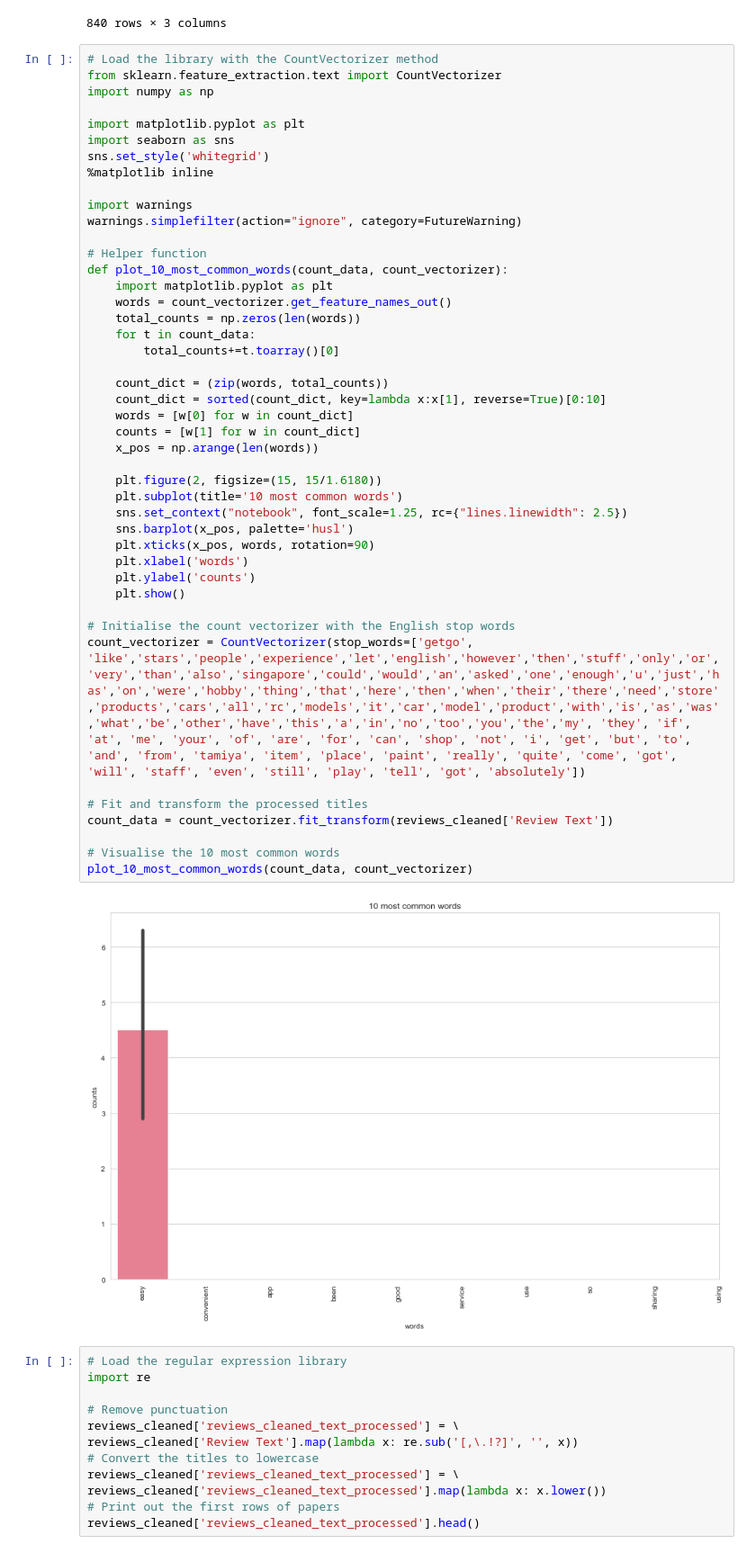
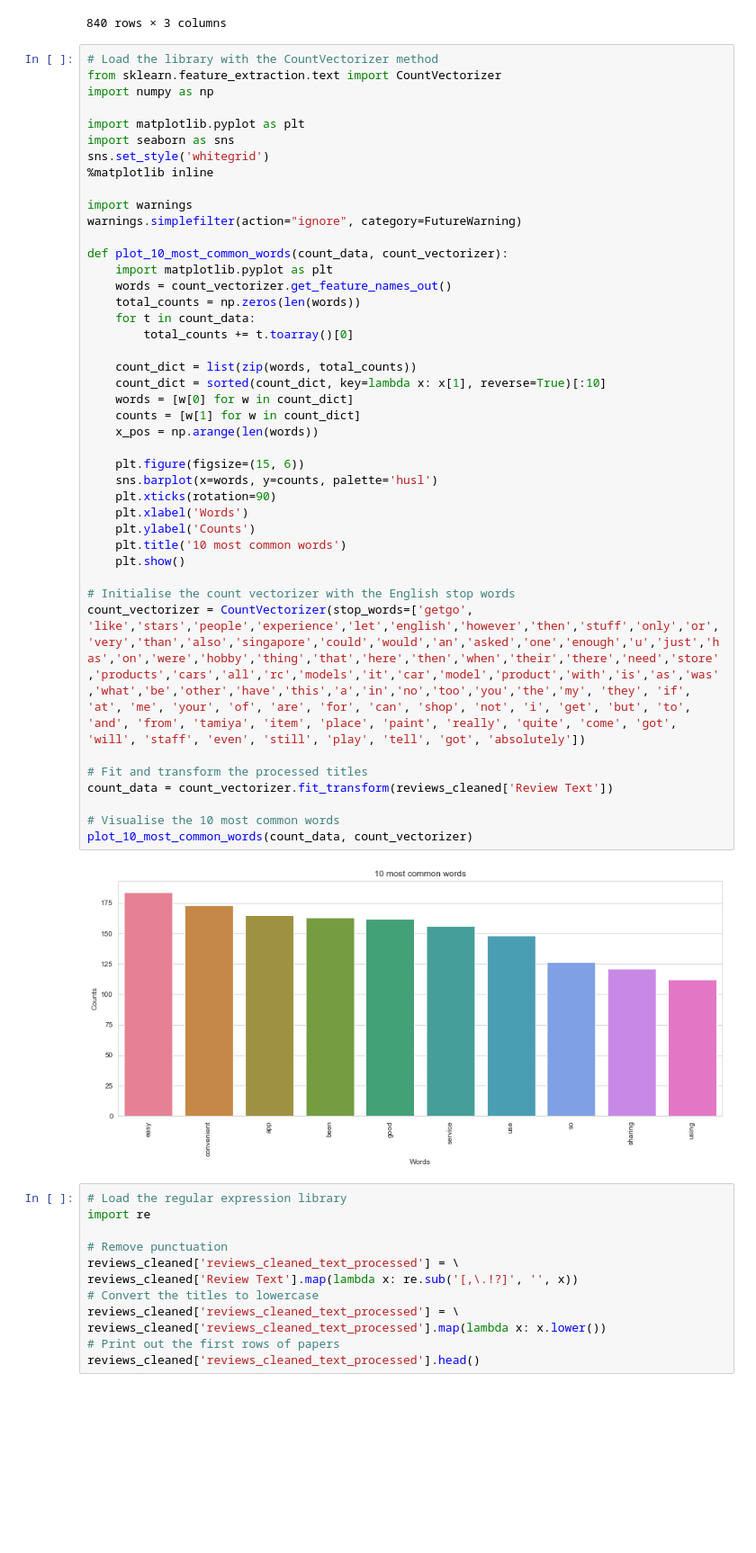
Before and after one commit to thejustinn/CarPricePrediction, a Jupyter notebook: Sentiment & Topic Modelling/Topic Modelling/Google Reviews Topic Modelling.ipynb, the cells around one changed output. Shown at 90% size. Saved outputs shown, nothing was run; the diff lists cells and outputs as text; blank space fills up the shorter version.

```diff
--- a/Sentiment & Topic Modelling/Topic Modelling/Google Reviews Topic Modelling.ipynb
+++ b/Sentiment & Topic Modelling/Topic Modelling/Google Reviews Topic Modelling.ipynb
@@ -89,45 +89,43 @@ import numpy as np
 
 import matplotlib.pyplot as plt
 import seaborn as sns
 sns.set_style('whitegrid')
 %matplotlib inline
 
 import warnings
 warnings.simplefilter(action="ignore", category=FutureWarning)
 
-# Helper function
 def plot_10_most_common_words(count_data, count_vectorizer):
     import matplotlib.pyplot as plt
     words = count_vectorizer.get_feature_names_out()
     total_counts = np.zeros(len(words))
     for t in count_data:
-        total_counts+=t.toarray()[0]
+        total_counts += t.toarray()[0]
 
-    count_dict = (zip(words, total_counts))
-    count_dict = sorted(count_dict, key=lambda x:x[1], reverse=True)[0:10]
+    count_dict = list(zip(words, total_counts))
+    count_dict = sorted(count_dict, key=lambda x: x[1], reverse=True)[:10]
     words = [w[0] for w in count_dict]
     counts = [w[1] for w in count_dict]
     x_pos = np.arange(len(words))
 
-    plt.figure(2, figsize=(15, 15/1.6180))
-    plt.subplot(title='10 most common words')
-    sns.set_context("notebook", font_scale=1.25, rc={"lines.linewidth": 2.5})
-    sns.barplot(x_pos, palette='husl')
-    plt.xticks(x_pos, words, rotation=90)
-    plt.xlabel('words')
-    plt.ylabel('counts')
+    plt.figure(figsize=(15, 6))
+    sns.barplot(x=words, y=counts, palette='husl')
+    plt.xticks(rotation=90)
+    plt.xlabel('Words')
+    plt.ylabel('Counts')
+    plt.title('10 most common words')
     plt.show()
 
 # Initialise the count vectorizer with the English stop words
 count_vectorizer = CountVectorizer(stop_words=['getgo', 'like','stars','people','experience','let','english','however','then','stuff','only','or','very','than','also','singapore','could','would','an','asked','one','enough','u','just','has','on','were','hobby','thing','that','here','then','when','their','there','need','store','products','cars','all','rc','models','it','car','model','product','with','is','as','was','what','be','other','have','this','a','in','no','too','you','the','my', 'they', 'if', 'at', 'me', 'your', 'of', 'are', 'for', 'can', 'shop', 'not', 'i', 'get', 'but', 'to', 'and', 'from', 'tamiya', 'item', 'place', 'paint', 'really', 'quite', 'come', 'got', 'will', 'staff', 'even', 'still', 'play', 'tell', 'got', 'absolutely'])
 
 # Fit and transform the processed titles
 count_data = count_vectorizer.fit_transform(reviews_cleaned['Review Text'])
 
 # Visualise the 10 most common words
 plot_10_most_common_words(count_data, count_vectorizer)
 # %% [output]
-[figure, old version]
+[figure, new version]
 # %%
 # Load the regular expression library
 import re
```
Also changed, not shown: parts of 5 cells of this notebook, 2 other files.
